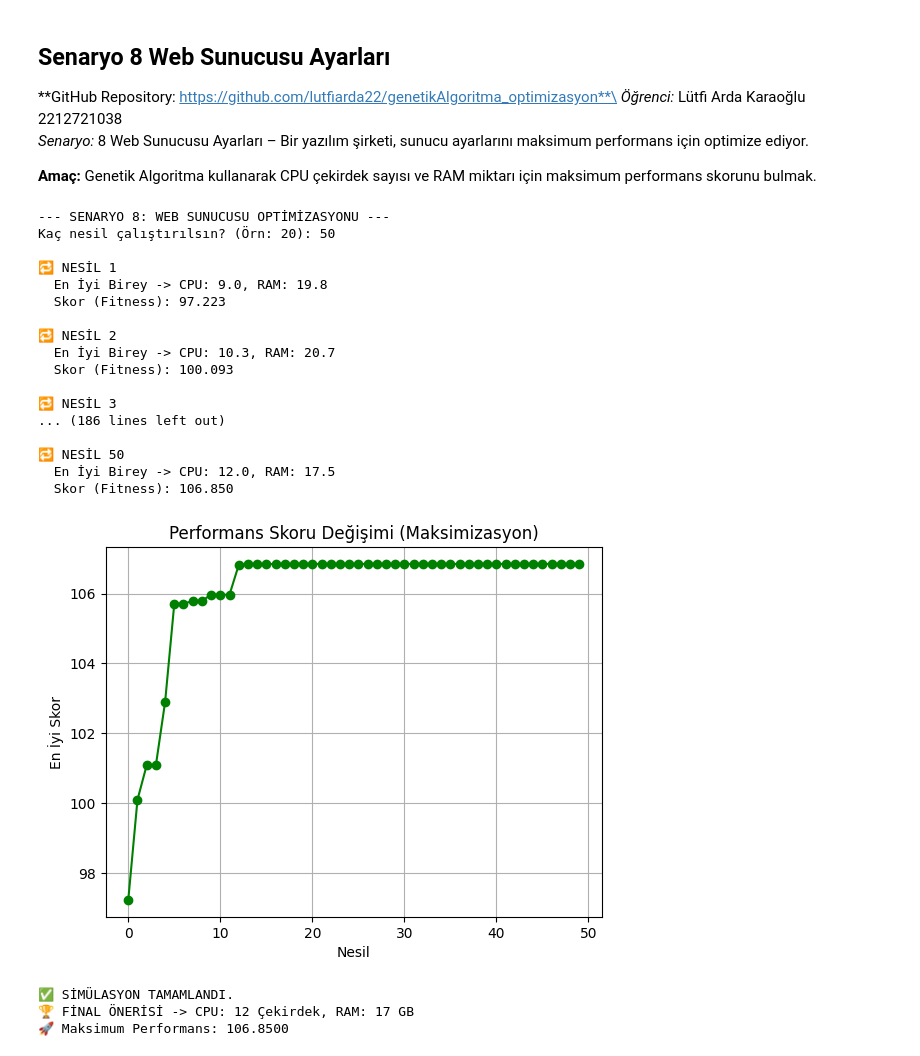
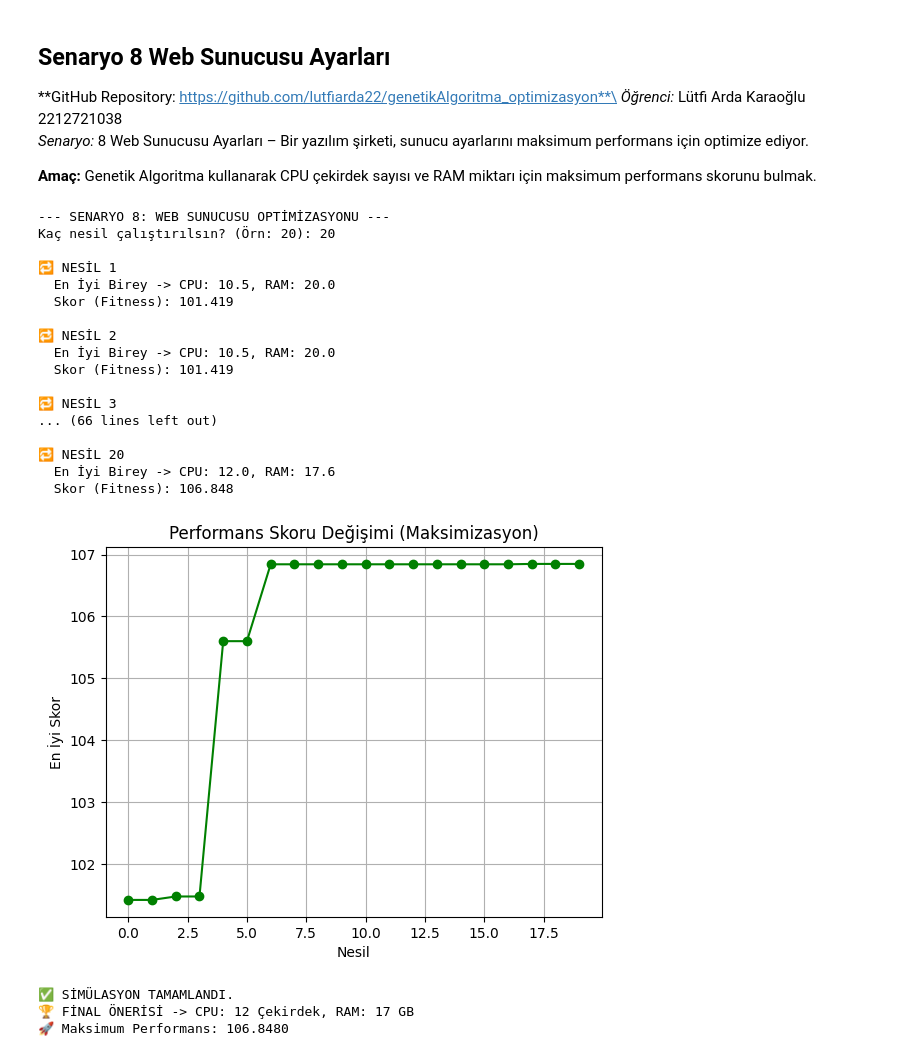
Before and after one commit to lutfiarda22/genetikAlgoritma_optimizasyon, a Jupyter notebook: YapayZekaProjeSenaryo8.ipynb, the cells around one changed output. Saved outputs shown, nothing was run; the diff lists cells and outputs as text; code cells hidden in the pictures.

```diff
--- a/YapayZekaProjeSenaryo8.ipynb
+++ b/YapayZekaProjeSenaryo8.ipynb
@@ -195,8 +195,8 @@ populasyon_buyuklugu = 10
 populasyon = []
 
 for _ in range(populasyon_buyuklugu):
-    # x1 (CPU) -> [4, 12] arasında rastgele
-    x1 = random.uniform(4, 12)
+    # x1 (CPU) -> [2, 12] arasında rastgele
+    x1 = random.uniform(2, 12)
     # x2 (RAM) -> [4, 64] arasında rastgele
     x2 = random.uniform(4, 64)
     populasyon.append([x1, x2])
@@ -206,46 +206,46 @@ populasyon = np.array(populasyon)
 # 🧑‍💻 Kullanıcıdan parametreleri al veya varsayılan kullan
 try:
     nesil_sayisi = int(input("Kaç nesil çalıştırılsın? (Örn: 20): "))
 except:
     nesil_sayisi = 20
 
 caprazlama_turu = "tek" # 2 gen olduğu için tek nokta mantıklı
 secim_turu = "rank"     # Rank seçimi genelde daha stabil çalışır
 mutasyon_ihtimali = 0.2
 mutasyon_buyuklugu = 0.5
 
 
 # Not: Artık ağırlık katsayıları veya hedef_y göndermiyoruz.
 evrimsel_algoritma(
     populasyon=populasyon,
     nesil_sayisi=nesil_sayisi,
     caprazlama_turu=caprazlama_turu,
     secim_turu=secim_turu,
     mutasyon_ihtimali=mutasyon_ihtimali,
     mutasyon_buyuklugu=mutasyon_buyuklugu
 )
 # %% [output]
 --- SENARYO 8: WEB SUNUCUSU OPTİMİZASYONU ---
-Kaç nesil çalıştırılsın? (Örn: 20): 50
+Kaç nesil çalıştırılsın? (Örn: 20): 20
 
 🔁 NESİL 1
-  En İyi Birey -> CPU: 9.0, RAM: 19.8
-  Skor (Fitness): 97.223
+  En İyi Birey -> CPU: 10.5, RAM: 20.0
+  Skor (Fitness): 101.419
 
 🔁 NESİL 2
-  En İyi Birey -> CPU: 10.3, RAM: 20.7
-  Skor (Fitness): 100.093
+  En İyi Birey -> CPU: 10.5, RAM: 20.0
+  Skor (Fitness): 101.419
 
 🔁 NESİL 3
-... (186 lines left out)
+... (66 lines left out)
 
-🔁 NESİL 50
-  En İyi Birey -> CPU: 12.0, RAM: 17.5
-  Skor (Fitness): 106.850
+🔁 NESİL 20
+  En İyi Birey -> CPU: 12.0, RAM: 17.6
+  Skor (Fitness): 106.848
-[figure, old version]
+[figure, new version]
 ✅ SİMÜLASYON TAMAMLANDI.
 🏆 FİNAL ÖNERİSİ -> CPU: 12 Çekirdek, RAM: 17 GB
-🚀 Maksimum Performans: 106.8500
+🚀 Maksimum Performans: 106.8480
 # %% [markdown]
 ## 📊 Çözüm Çıktılarının Yorumu
 
```
Also changed, not shown: parts of 1 cell of this notebook.
